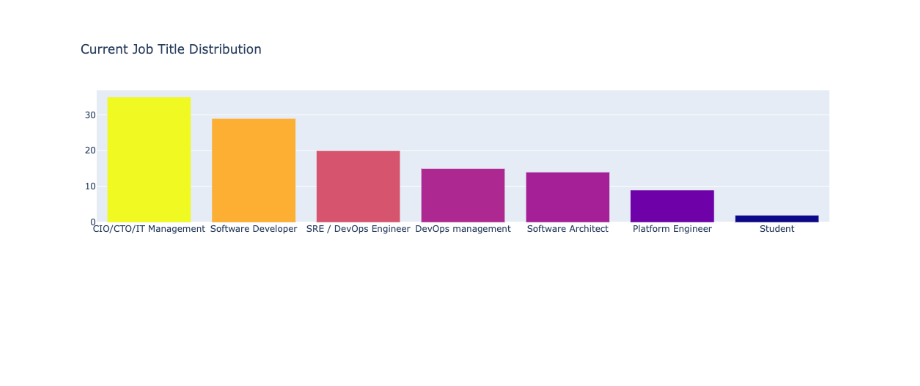
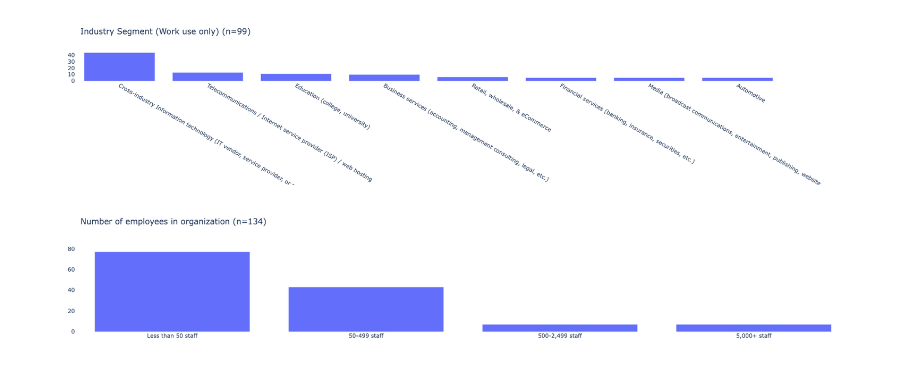
Before and after one commit to richsharples/tech-survey, a Jupyter notebook: survey2024.ipynb, the cells around one changed output. Cells and saved outputs as stored; diff of their text form; code cells hidden in the pictures; blank space fills up the shorter version.

Commit message:
simple questions complete

```diff
--- a/survey2024.ipynb
+++ b/survey2024.ipynb
@@ -57,22 +142,37 @@ work_df = raw_df.query("`Where do you mostly use Portainer; at home or at work?`
-# %%
-roles = work_df['What is your current role?'].value_counts()
-
-trace = go.Bar(
-    x=roles.index,
-    y=roles.values,
-    marker=dict(
-        #color = np.random.randn(500), #set color equal to a variable
-        color = roles.values,
-        showscale=False
-    ),
-)
-
-layout = go.Layout(
-    title='Current Job Title Distribution'
-)
-
-data = [trace]
-fig = go.Figure(data=data, layout=layout)
-py.iplot(fig, filename="CurrentJobTitleSelect")
-# %% [output]
-[figure, removed]
+# %%
+# split into two data sets depending on Home or Work usage
+
+home = "At home"
+work = "At work"
+
+home_df = raw_df.query("`Q1` == @home").copy()
+work_df = raw_df.query("`Q1` == @work").copy()
+
+# ignore category data less than this threshold
+THRESHOLD = 4
+# %%
+#
+# Question 2 - 'What industry segment does your organization most closely align with?'
+#
+# Not interest in Home users
+
+# Anything interesting in Other ?
+#value_counts = work_df['Q2Other'].value_counts()
+#print (value_counts)
+
+
+#drop low count categories, draw bar-chart
+segments = work_df['Q2'].value_counts()[lambda x: x > THRESHOLD]
+single_bar_chart ( "Industry Segment (Work use only)", segments )
+# %% [output]
+[figure, added]
+# %%
+#
+# Question 4 - 'How many staff does your organization employ?'
+#
+
+#drop low count categories, draw bar-chart
+segments = work_df['Q3'].value_counts()[lambda x: x > THRESHOLD]
+single_bar_chart ( "Number of employees in organization", segments )
+# %% [output]
+[figure, added]
```
Also changed, not shown: parts of 13 cells of this notebook.
